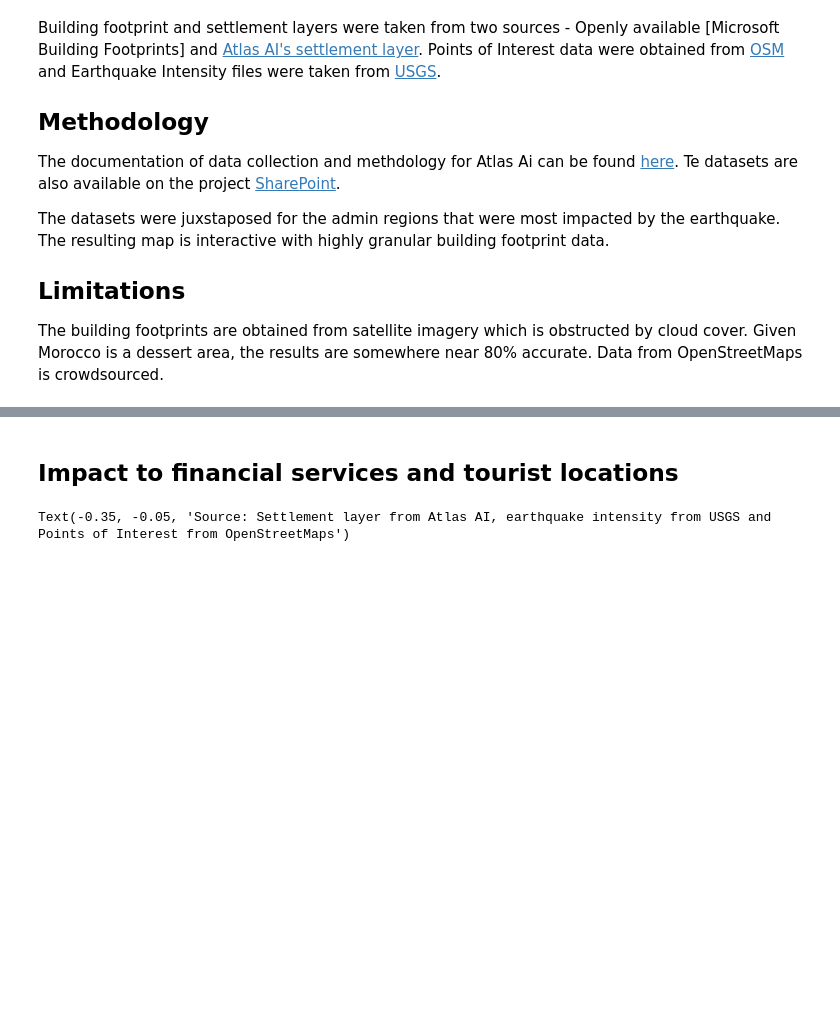
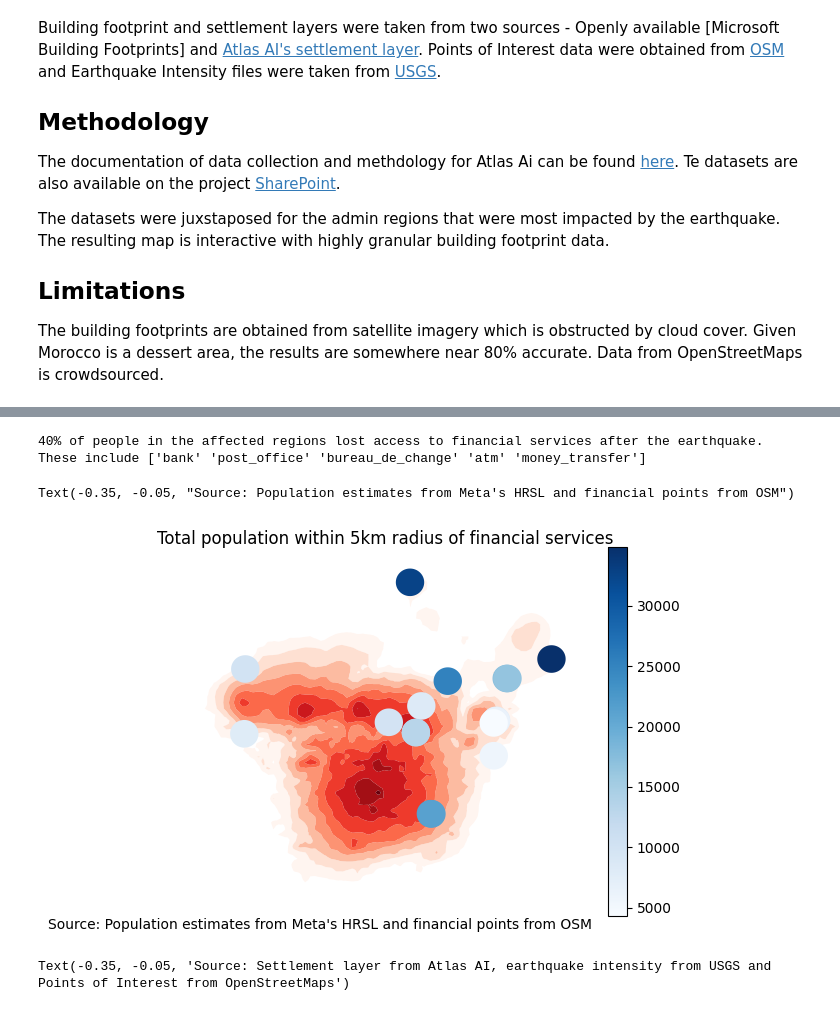
Before and after one commit to datapartnership/morocco-earthquake-impact, a Jupyter notebook: notebooks/population/settlement.ipynb, the cells around one changed output, grey strips where cells are left out. Cells and saved outputs as stored; diff of their text form; code cells hidden in the pictures; blank space fills up the shorter version.

```diff
--- a/notebooks/population/settlement.ipynb
+++ b/notebooks/population/settlement.ipynb
@@ -45,0 +120,8 @@ tourist_attractions = tourist_attractions.sjoin(affected_morocco_adm1)
+# %%
+hrsl = pd.read_csv('../../data/population/hrsl/Morocco/mar_csv/mar_general_2020.csv')
+hrsl_children = pd.read_csv('../../data/population/hrsl/Morocco/mar_csv/mar_children_under_five_2020_csv/mar_children_under_five_2020.csv')
+# %%
+from shapely.geometry import Point
+
+geometry = [Point(xy) for xy in zip(hrsl.longitude, hrsl.latitude)]
+hrsl = gpd.GeoDataFrame(hrsl, crs="EPSG:4326", geometry=geometry)
@@ -45,0 +132,5 @@ tourist_attractions = tourist_attractions.sjoin(affected_morocco_adm1)
+# %%
+affected_population_financial = financial_services[financial_services['affected']=='Yes'].to_crs(epsg=4326).sjoin(hrsl)
+affected_children_financial = financial_services[financial_services['affected']=='Yes'].to_crs(epsg=4326).sjoin(hrsl_children)
+# %%
+financial_services = financial_services.merge(affected_population_financial.groupby('osm_id').sum().reset_index()[['osm_id', 'mar_general_2020', 'mar_children_under_five_2020', 'population_without_children']], how='left')
@@ -45,0 +153,5 @@ tourist_attractions = tourist_attractions.sjoin(affected_morocco_adm1)
+# %%
+percentage_population=round(100*financial_services['population_without_children'].sum()/total_population_affected_region['population_wihtou_children'].sum())
+print(f'{percentage_population}% of people in the affected regions lost access to financial services after the earthquake. These include {financial_service_types}')
+# %% [output]
+40% of people in the affected regions lost access to financial services after the earthquake. These include ['bank' 'post_office' 'bureau_de_change' 'atm' 'money_transfer']
@@ -46,10 +160,28 @@ tourist_attractions = tourist_attractions.sjoin(affected_morocco_adm1)
+# %%
+fig, ax = plt.subplots()
+affected_regions.plot(cmap='Reds', column='PARAMVALUE', ax=ax)
+financial_services.to_crs(epsg=4326).plot(column='population_without_children', cmap='Blues', ax=ax, legend=True)
+
+plt.title('Total population within 5km radius of financial services', fontsize=12, ha='center')
+
+ax.spines['top'].set_visible(False)
+ax.spines['bottom'].set_visible(False)
+ax.spines['right'].set_visible(False)
+ax.spines['left'].set_visible(False)
+
+ax.set_xticks([])
+ax.set_yticks([])
+
+subtitle_text = "Source: Population estimates from Meta's HRSL and financial points from OSM"
+ax.text(-0.35, -0.05, subtitle_text, transform=ax.transAxes, fontsize=10, ha='left')
+# %% [output]
+Text(-0.35, -0.05, "Source: Population estimates from Meta's HRSL and financial points from OSM")
+[figure, added]
 # %%
 eq_adm4 = pd.read_csv('../../data/earthquake/earthquake_intensity_adm4_gadm.csv')
 eq_adm4 = affected_adm4.merge(eq_adm4, on = ['NAME_1', 'NAME_2', 'NAME_3', 'NAME_4'])
 # %%
 eq_adm4.to_file('../../data/earthquake/eq_adm4.shp')
-# %% [markdown]
-## Impact to financial services and tourist locations
 # %%
 import matplotlib.pyplot as plt
 import matplotlib
```
Also changed, not shown: parts of 27 cells of this notebook, 2 other files.
